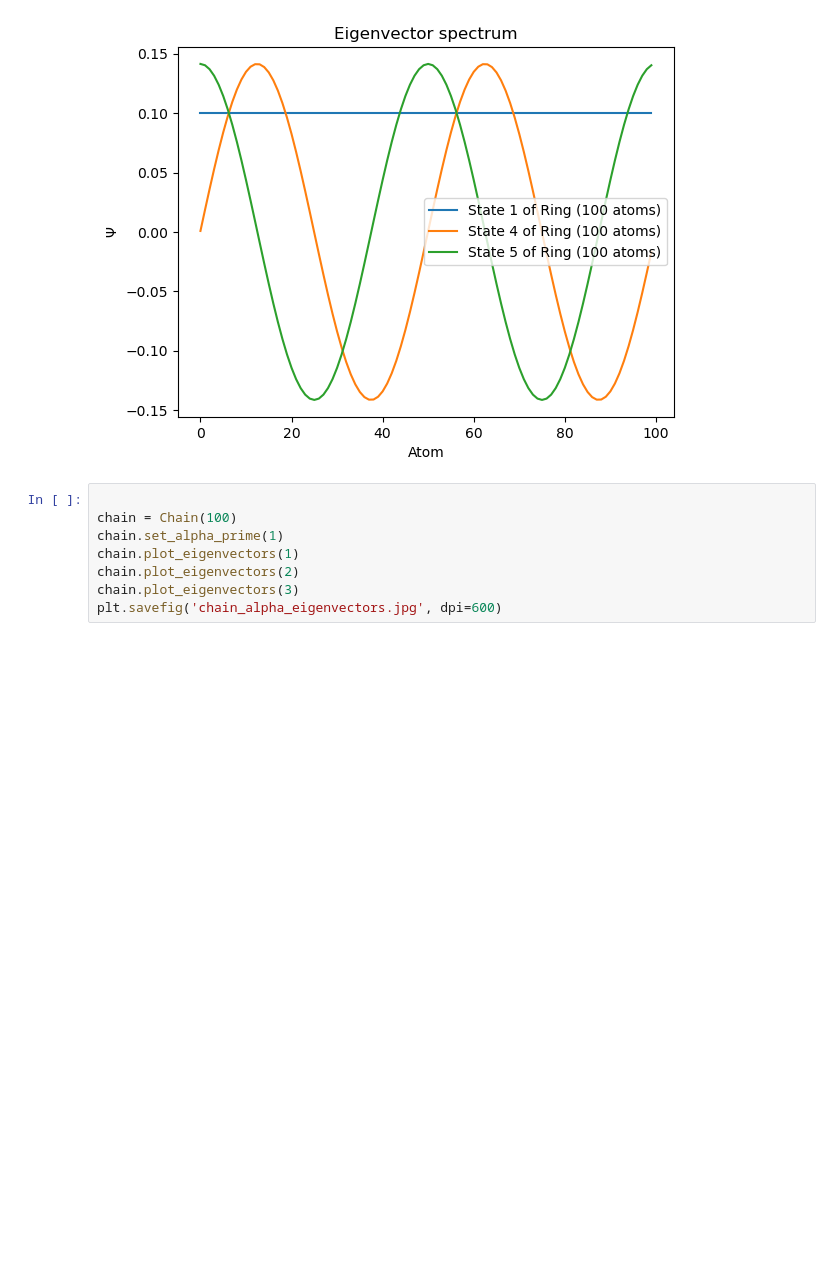
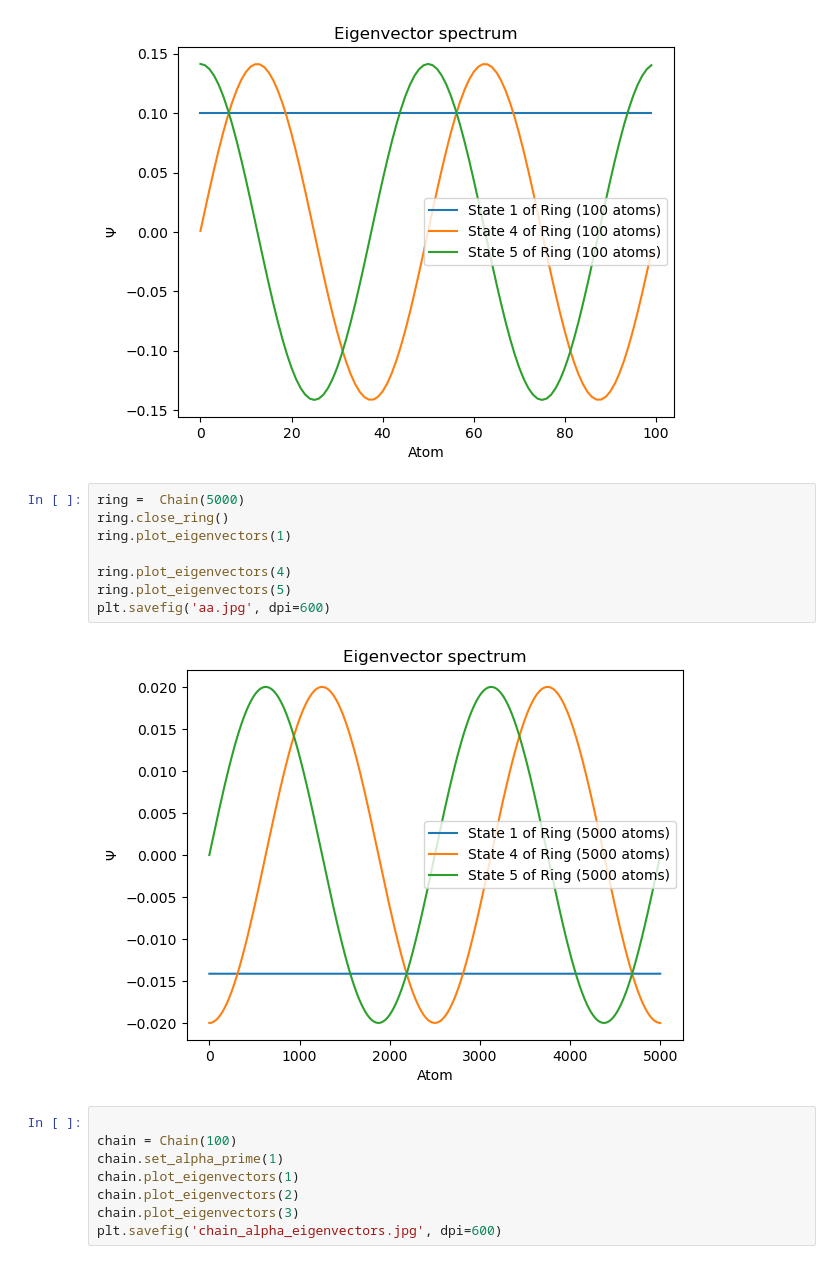
Before and after one commit to matarabadanf/Huckel-HW, a Jupyter notebook: plots/Plots.ipynb, the cells around one changed output. Drawn from its saved outputs; the diff is of its cells as text; blank space fills up the shorter version.

```diff
--- a/plots/Plots.ipynb
+++ b/plots/Plots.ipynb
@@ -149,6 +149,16 @@ ring.plot_eigenvectors(5)
 plt.savefig('ring_eigenvectors.jpg', dpi=600)
 # %% [output]
 [figure]
+# %%
+ring =  Chain(5000)
+ring.close_ring()
+ring.plot_eigenvectors(1)
+
+ring.plot_eigenvectors(4)
+ring.plot_eigenvectors(5)
+plt.savefig('aa.jpg', dpi=600)
+# %% [output]
+[figure, added]
 # %%
 
 chain = Chain(100)
```
Also changed, not shown: 4 other files.
